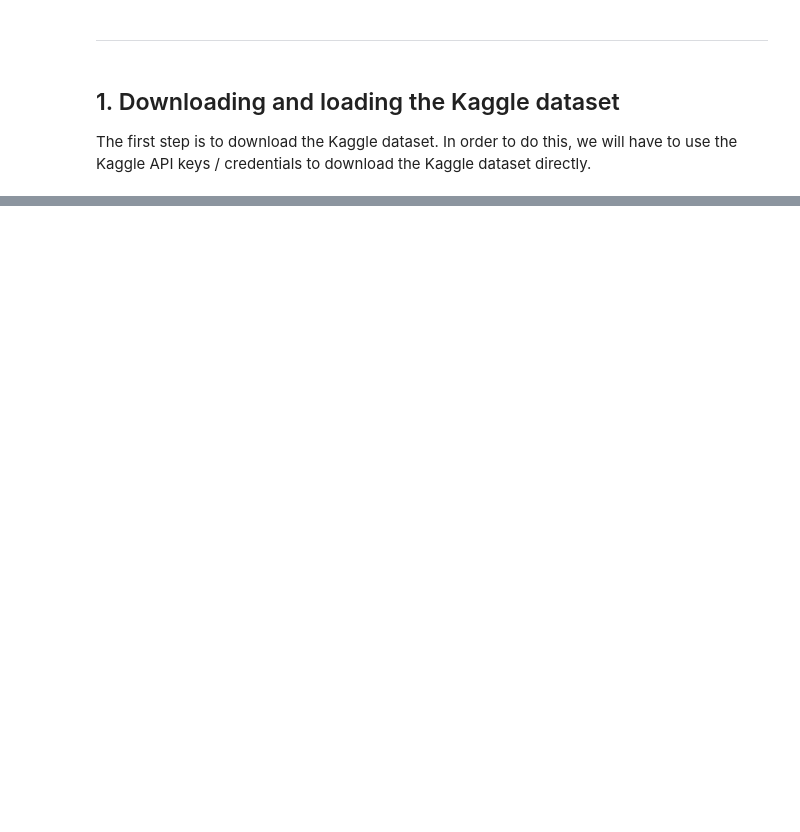
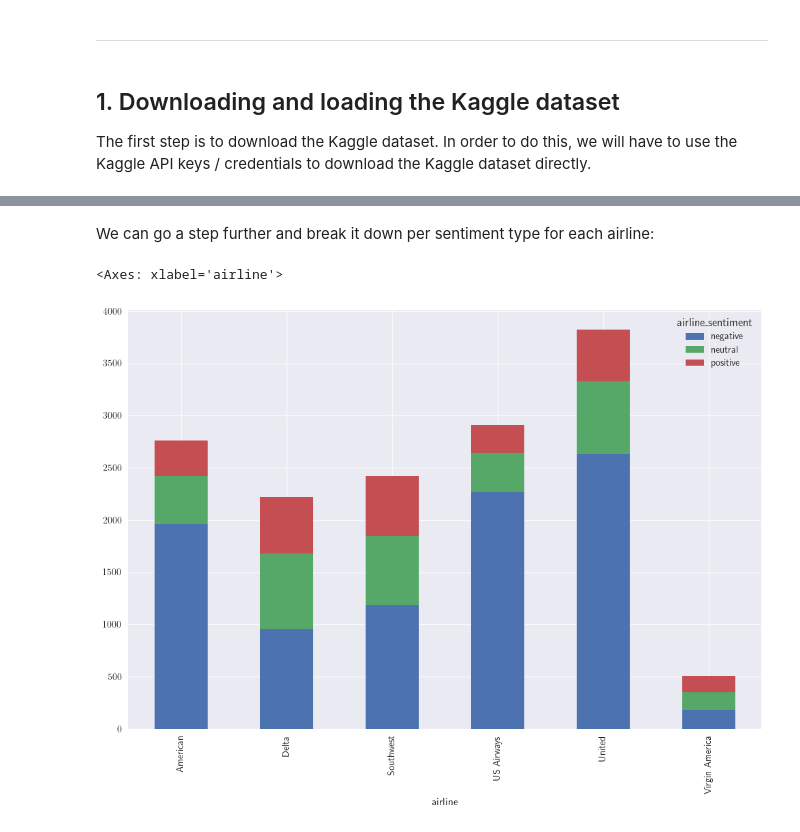
Before and after one commit to vcalderon2009/ML-System-Design-Course, a Jupyter notebook: modules/Module_0/Homework/01-Victor-Calderon-Module-0-Homework-1-Twitter-Sentiment-Analysis.ipynb, the cells around one changed output, grey strips where cells are left out. Drawn from its saved outputs; the diff is of its cells as text; code cells hidden in the pictures; blank space fills up the shorter version.

```diff
--- a/modules/Module_0/Homework/01-Victor-Calderon-Module-0-Homework-1-Twitter-Sentiment-Analysis.ipynb
+++ b/modules/Module_0/Homework/01-Victor-Calderon-Module-0-Homework-1-Twitter-Sentiment-Analysis.ipynb
@@ -222,0 +380,8 @@ dataset_df.head()
+# %% [markdown]
+We can go a step further and break it down per sentiment type for each airline:
+# %%
+# Extracting the number of tweets per airline and categorizing them by their sentiment
+dataset_df.groupby(by=["airline", "airline_sentiment"]).size().unstack().plot(kind="bar", stacked=True, figsize=(12, 8))
+# %% [output]
+<Axes: xlabel='airline'>
+[figure, added]
```
Also changed, not shown: parts of 57 cells of this notebook, 1 other file.
